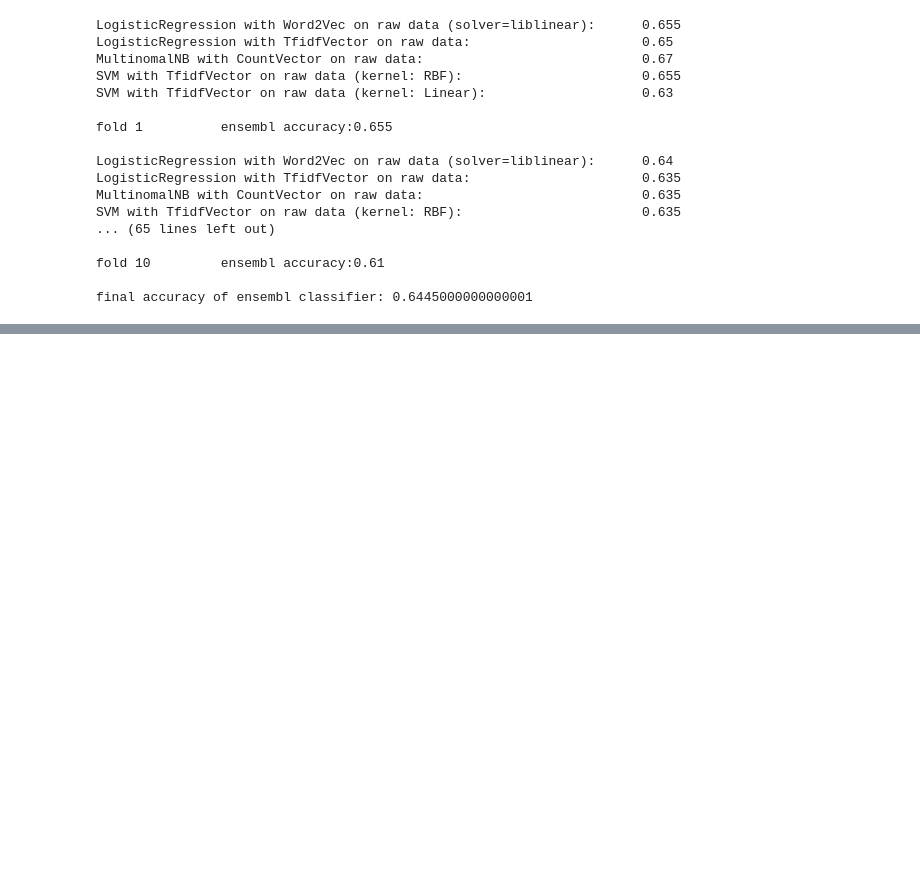
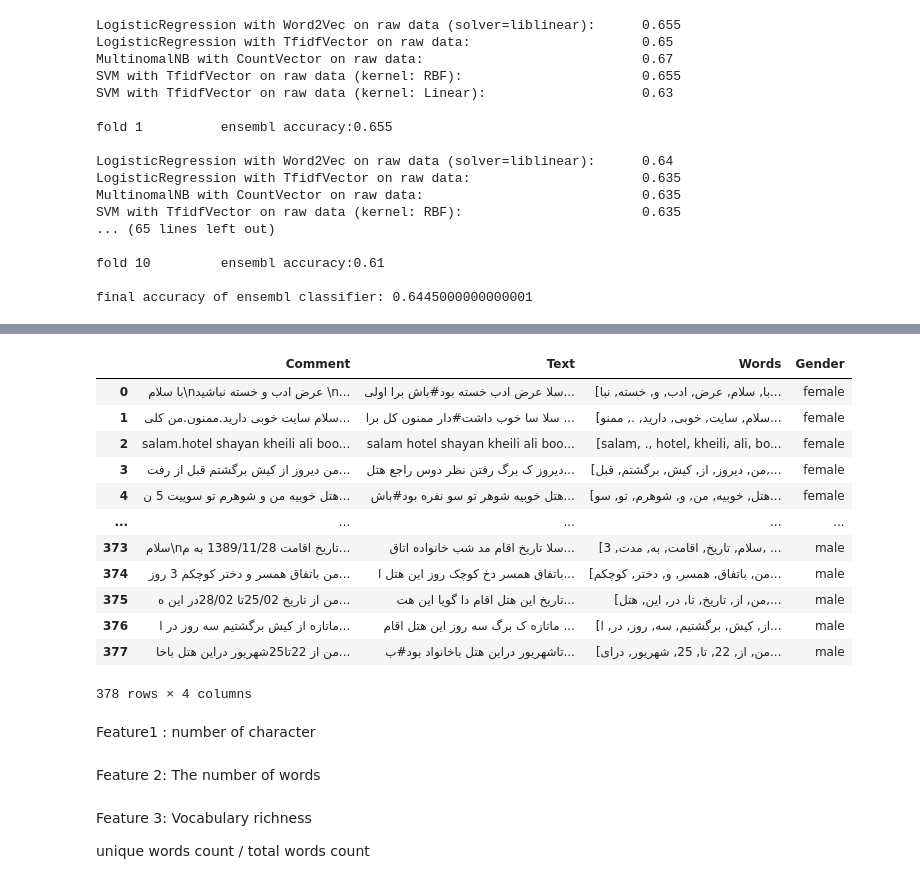
Before and after one commit to HLTT14/NLP-Assignments, a Jupyter notebook: NLP_Assignment1.ipynb, the cells around one changed output, grey strips where cells are left out. Drawn from its saved outputs; the diff is of its cells as text; code cells hidden in the pictures; blank space fills up the shorter version.

```diff
--- a/NLP_Assignment1.ipynb
+++ b/NLP_Assignment1.ipynb
@@ -584,0 +607,13 @@ final accuracy of ensembl classifier: 0.6445000000000001
+# %%
+test_data = []
+
+def read_test_files(path, tag):
+  for file in os.listdir(path):
+      with open(f"{path}/{file}", 'r', encoding='utf-8') as f:
+        test_data.append([f.read().strip(), tag])
+
+read_test_files("/content/test/female", "female")
+read_test_files("/content/test/male", "male")
+
+test_dataset = pd.DataFrame(test_data, columns = ["Comment", "Gender"])
+test_dataset
@@ -584,0 +634,19 @@ final accuracy of ensembl classifier: 0.6445000000000001
+# %%
+test_df = pd.DataFrame(list(test_dataset.apply(preprocess, axis=1)))
+test_df
+# %% [output]
+|  | Comment | Text | Words | Gender |
+| 0 | با سلام\nعرض ادب و خسته نباشید \n... | سلا عرض ادب خسته بود#باش برا اولی... | [با, سلام, عرض, ادب, و, خسته, نبا... | female |
+| 1 | سلام سایت خوبی دارید.ممنون.من کلی... | سلا سا خوب داشت#دار ممنون کل برا ... | [سلام, سایت, خوبی, دارید, ., ممنو... | female |
+| 2 | salam.hotel shayan kheili ali boo... | salam hotel shayan kheili ali boo... | [salam, ., hotel, kheili, ali, bo... | female |
+| 3 | من دیروز از کیش برگشتم قبل از رفت... | دیروز ک برگ رفتن نظر دوس راجع هتل... | [من, دیروز, از, کیش, برگشتم, قبل,... | female |
+| 4 | هتل خوبیه من و شوهرم تو سوییت 5 ن... | هتل خوبیه شوهر تو سو نفره بود#باش... | [هتل, خوبیه, من, و, شوهرم, تو, سو... | female |
+| ... | ... | ... | ... | ... |
+| 373 | سلام\nتاریخ اقامت 1389/11/28 به م... | سلا تاریخ اقام مد شب خانواده اتاق... | [سلام, تاریخ, اقامت, به, مدت, 3, ... | male |
+| 374 | من باتفاق همسر و دختر کوچکم 3 روز... | باتفاق همسر دخ کوچک روز این هتل ا... | [من, باتفاق, همسر, و, دختر, کوچکم... | male |
+| 375 | من از تاریخ 25/02تا 28/02در این ه... | تاریخ این هتل اقام دا گویا این هت... | [من, از, تاریخ, تا, در, این, هتل,... | male |
+| 376 | ماتازه از کیش برگشتیم سه روز در ا... | ماتازه ک برگ سه روز این هتل اقام ... | [از, کیش, برگشتیم, سه, روز, در, ا... | male |
+| 377 | من از 22تا25شهریور دراین هتل باخا... | تاشهریور دراین هتل باخانواد بود#ب... | [من, از, 22, تا, 25, شهریور, درای... | male |
+378 rows × 4 columns
+# %% [markdown]
+Feature1 : number of character
@@ -584,0 +655,2 @@ final accuracy of ensembl classifier: 0.6445000000000001
+# %% [markdown]
+Feature 2: The number of words
@@ -584,0 +659,4 @@ final accuracy of ensembl classifier: 0.6445000000000001
+# %% [markdown]
+Feature 3: Vocabulary richness
+
+unique words count / total words count
```
Also changed, not shown: parts of 42 cells of this notebook.
